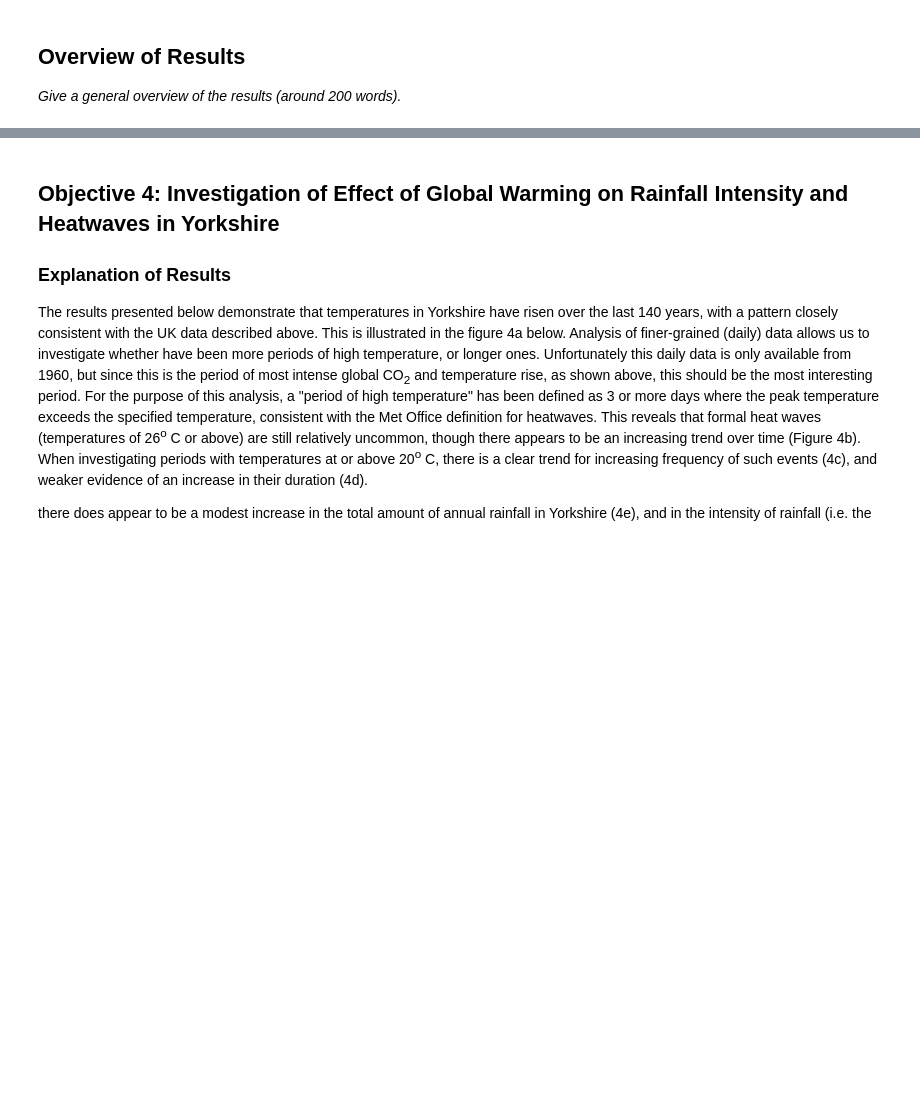
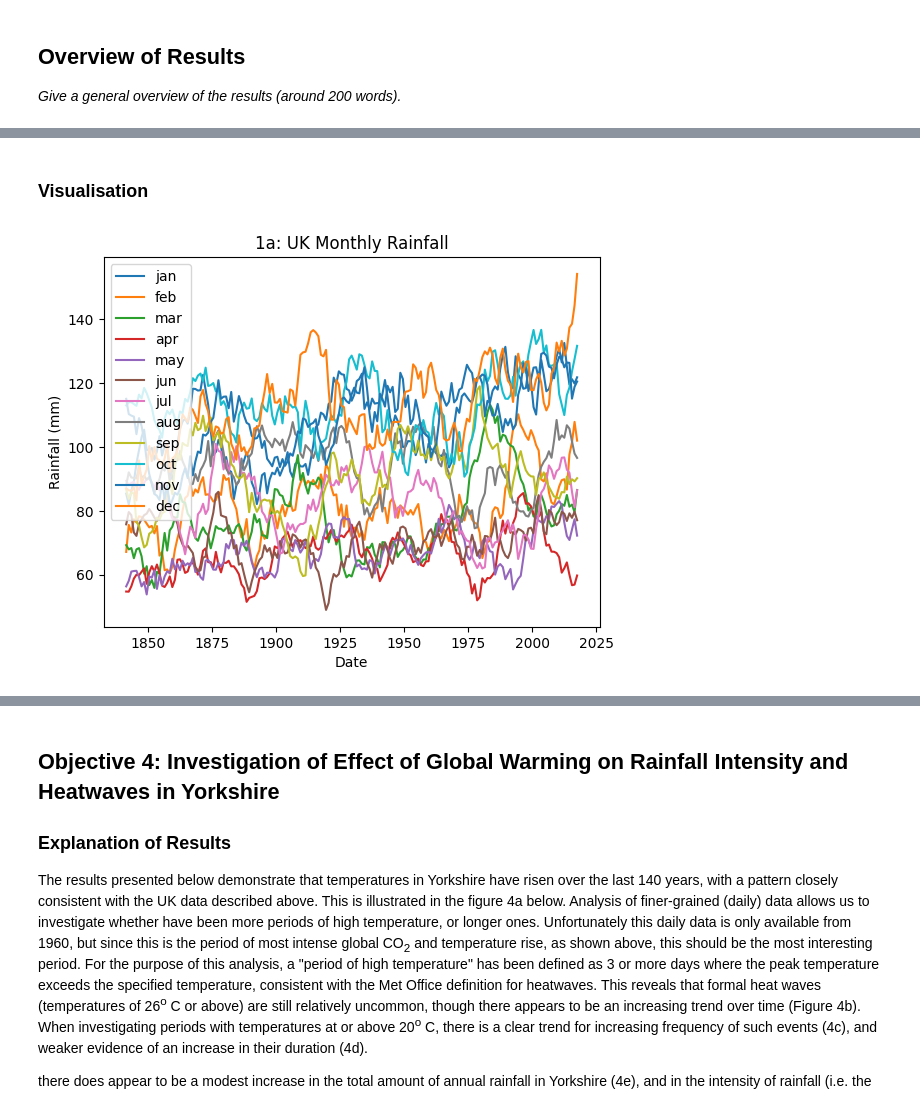
Before and after one commit to omariosc/comp5712-p4ds-group-project, a Jupyter notebook: A3_Data_Analysis_Project.ipynb, the cells around one changed output, grey strips where cells are left out. Saved outputs shown, nothing was run; the diff lists cells and outputs as text; code cells hidden in the pictures; blank space fills up the shorter version.

```diff
--- a/A3_Data_Analysis_Project.ipynb
+++ b/A3_Data_Analysis_Project.ipynb
@@ -125,14 +114,2 @@ from scipy import stats
 # %% [markdown]
 ### Here are some general-purpose functions
-# %%
-# Plot data but exclude columns provided
-def plot_data(data, xlabel, ylabel, title, exclude_columns=[]):
-    data = data.drop(exclude_columns, axis=1)
-    # use year as xaxis
-    # data.plot(x='year', xlabel=xlabel, ylabel=ylabel, title=title)
-    # plot rolling mean
-    data.rolling(12).mean().plot(x='year', xlabel=xlabel, ylabel=ylabel, title=title)
-    plt.xlabel(xlabel)
-    plt.ylabel(ylabel)
-    plt.title(title)
-    plt.show()
@@ -138,0 +118,18 @@ def plot_data(data, xlabel, ylabel, title, exclude_columns=[]):
+# %%
+def plot_data(data, xlabel, ylabel, title, exclude_columns=[]):
+    """
+    Plots the rolling mean of the provided DataFrame, excluding specified columns.
+
+    Parameters:
+    data (DataFrame): The DataFrame containing the data to plot.
+    xlabel (str): The label for the x-axis.
+    ylabel (str): The label for the y-axis.
+    title (str): The title of the plot.
+    exclude_columns (list): A list of column names to be excluded from the plot.
+    """
+    # Exclude specified columns and calculate rolling mean
+    plot_data = data.drop(exclude_columns, axis=1).rolling(12).mean()
+
+    # Plotting the data
+    plot_data.plot(x='year', xlabel=xlabel, ylabel=ylabel, title=title)
+    plt.show()
@@ -196,3 +272,12 @@ def convert_to_dataframe_months(url, title):
 # %%
 def convert_to_dataframe(url):
+    """
+    Reads a text file from a given URL and converts it into a DataFrame.
+
+    Parameters:
+    url (str): The URL of the text file.
+
+    Returns:
+    DataFrame: The converted DataFrame.
+    """
     return pd.read_csv(url, delim_whitespace=True, skiprows=5, na_values='---')
@@ -1249,0 +1520,6 @@ is dramatically illustrated._
+# %% [markdown]
+### Visualisation
+# %%
+plot_data(rainfall_df, "Date", "Rainfall (mm)", "1a: UK Monthly Rainfall", exclude_columns=["win", "spr", "sum", "aut", "ann"])
+# %% [output]
+[figure, added]
```
Also changed, not shown: parts of 108 cells of this notebook.
